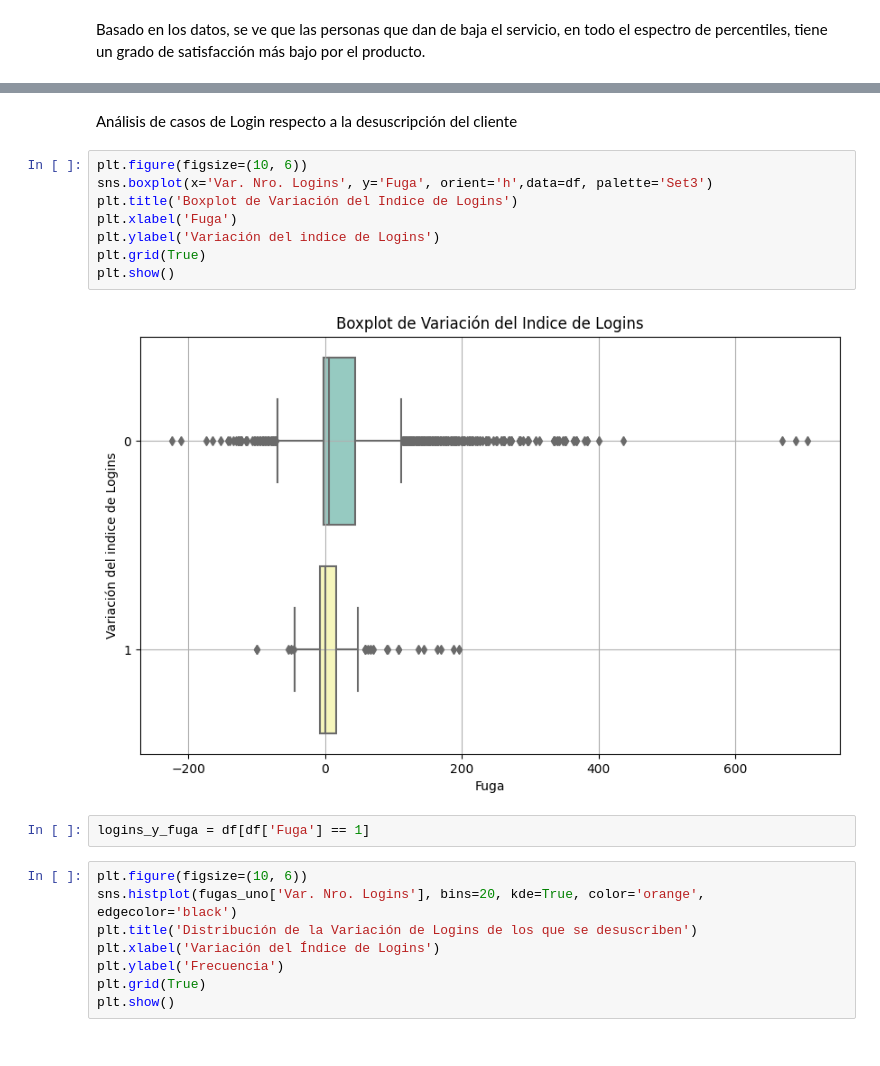
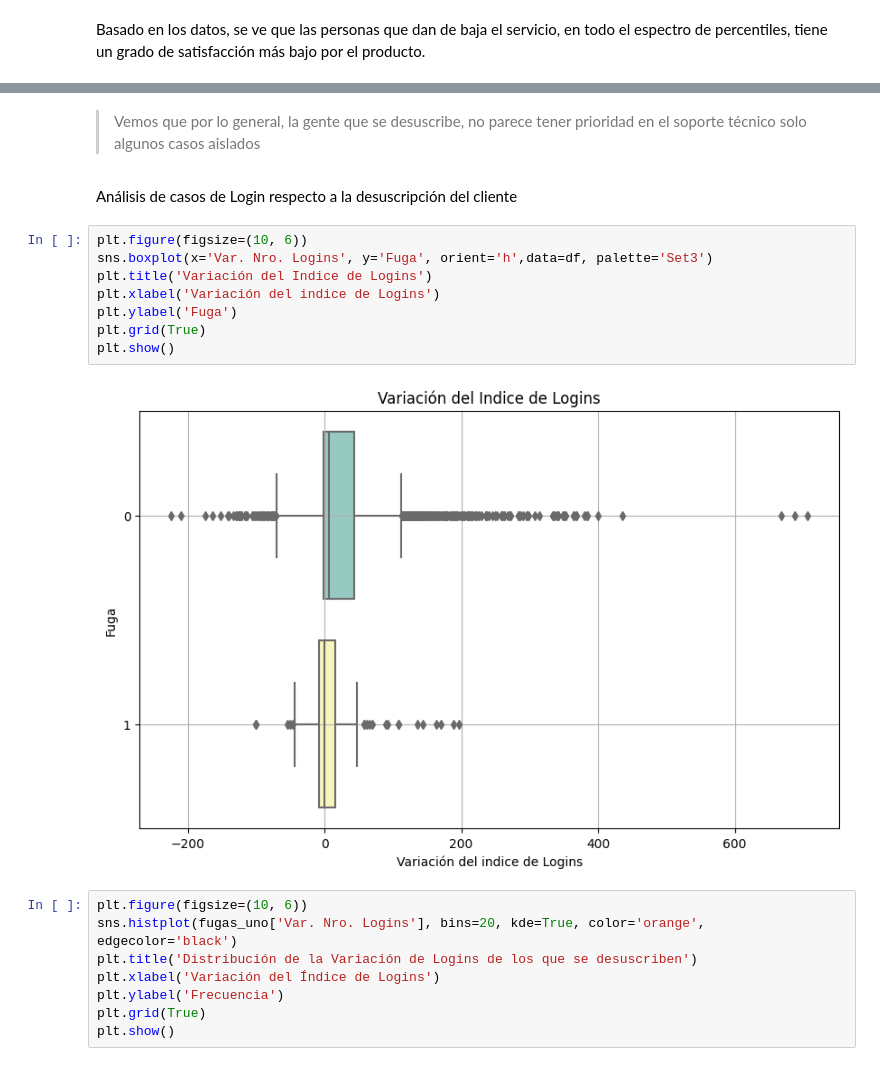
Before and after one commit to dileofrancoj/data-interview, a Jupyter notebook: analysis.ipynb, the cells around one changed output, grey strips where cells are left out. Cells and saved outputs as stored; diff of their text form.

```diff
--- a/analysis.ipynb
+++ b/analysis.ipynb
@@ -206,17 +249,17 @@ plt.show()
+# %% [markdown]
+> Vemos que por lo general, la gente que se desuscribe, no parece tener prioridad en el soporte técnico solo algunos casos aislados
 # %% [markdown]
 Análisis de casos de Login respecto a la desuscripción del cliente
 # %%
 plt.figure(figsize=(10, 6))
 sns.boxplot(x='Var. Nro. Logins', y='Fuga', orient='h',data=df, palette='Set3')
-plt.title('Boxplot de Variación del Indice de Logins')
-plt.xlabel('Fuga')
-plt.ylabel('Variación del indice de Logins')
+plt.title('Variación del Indice de Logins')
+plt.xlabel('Variación del indice de Logins')
+plt.ylabel('Fuga')
 plt.grid(True)
 plt.show()
 # %% [output]
-[figure, old version]
+[figure, new version]
-# %%
-logins_y_fuga = df[df['Fuga'] == 1]
 # %%
 plt.figure(figsize=(10, 6))
 sns.histplot(fugas_uno['Var. Nro. Logins'], bins=20, kde=True, color='orange', edgecolor='black')
```
Also changed, not shown: parts of 49 cells of this notebook, 3 other files.
